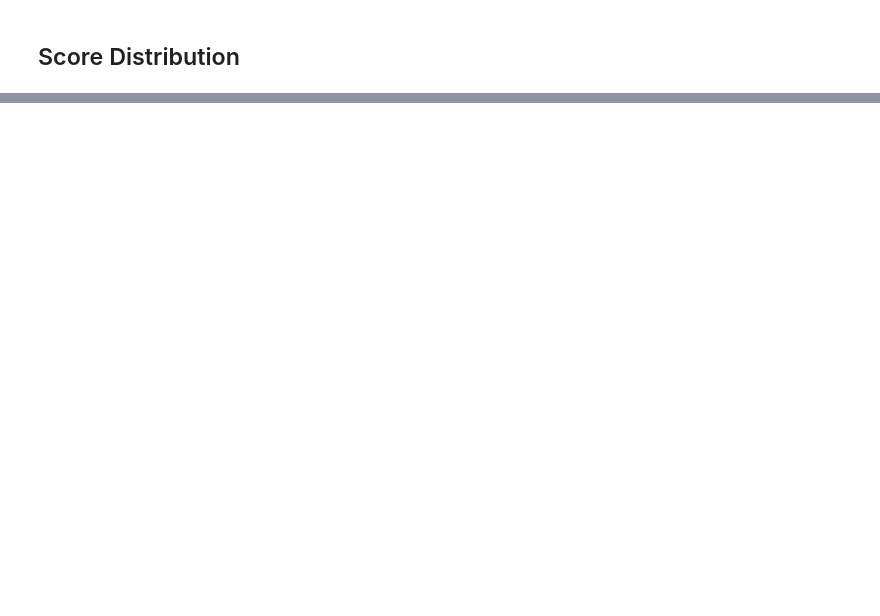
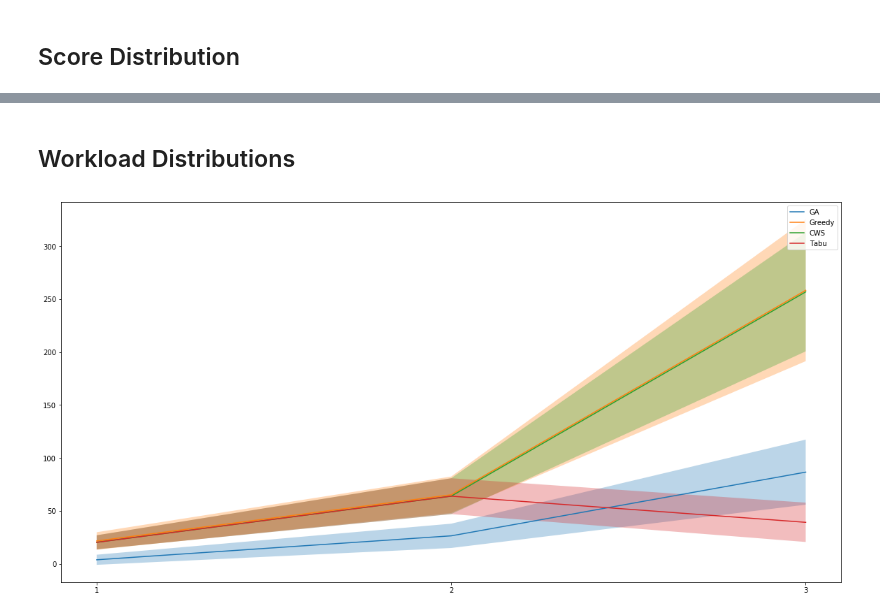
Before and after one commit to kex2019/warehouse_cpp, a Jupyter notebook: plots/DataExploration.ipynb, the cells around one changed output, grey strips where cells are left out. Cells and saved outputs as stored; diff of their text form; code cells hidden in the pictures; blank space fills up the shorter version.

```diff
--- a/plots/DataExploration.ipynb
+++ b/plots/DataExploration.ipynb
@@ -54,0 +180,46 @@ plt.show()
+# %% [markdown]
+Workload Distributions
+---
+# %%
+import ast
+
+fig, ax = plt.subplots(1, figsize=(20, 10))
+
+Gs = [
+    ("GA", ga_work_G),
+    ("Greedy", greedy_work_G),
+    ("CWS", cws_work_G),
+    ("Tabu", tabu_work_G)
+]
+
+for name, G in Gs:
+    packages = []
+    means = []
+    stds = []
+    for group in available_groups:
+        try:
+            g = G.get_group(group)
+            packages.append(group)
+            mmeans = []
+            for item in g["data"]:
+                arr = np.array(ast.literal_eval(item))
+                mmeans.append(arr.std())
+            mmeans = np.array(mmeans)
+            means.append(mmeans.mean())
+            stds.append(mmeans.std())
+        except Exception as e:
+            print("Failed to plot group %s for %s - %s" % (group, name, str(e)))
+
+    means = np.array(means)
+    stds = np.array(stds)
+    sb.lineplot(packages, means, ax=ax, label=name)
+    ax.legend()
+    ax.fill_between(packages, means + stds * 3, means - stds * 3, alpha=0.3)
+
+
+
+fig.savefig("outputs/mean_and_std_score_development.pdf", bbox_inches='tight')
+
+plt.show()
+# %% [output]
+[figure, added]
```
Also changed, not shown: parts of 9 cells of this notebook, 5 other files.
